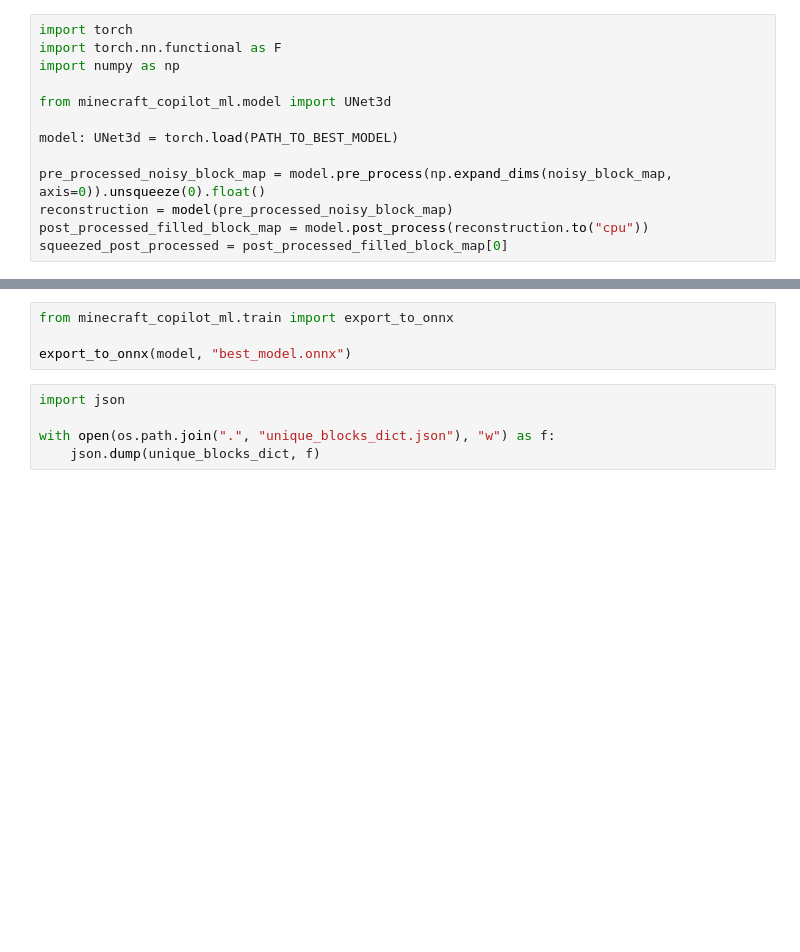
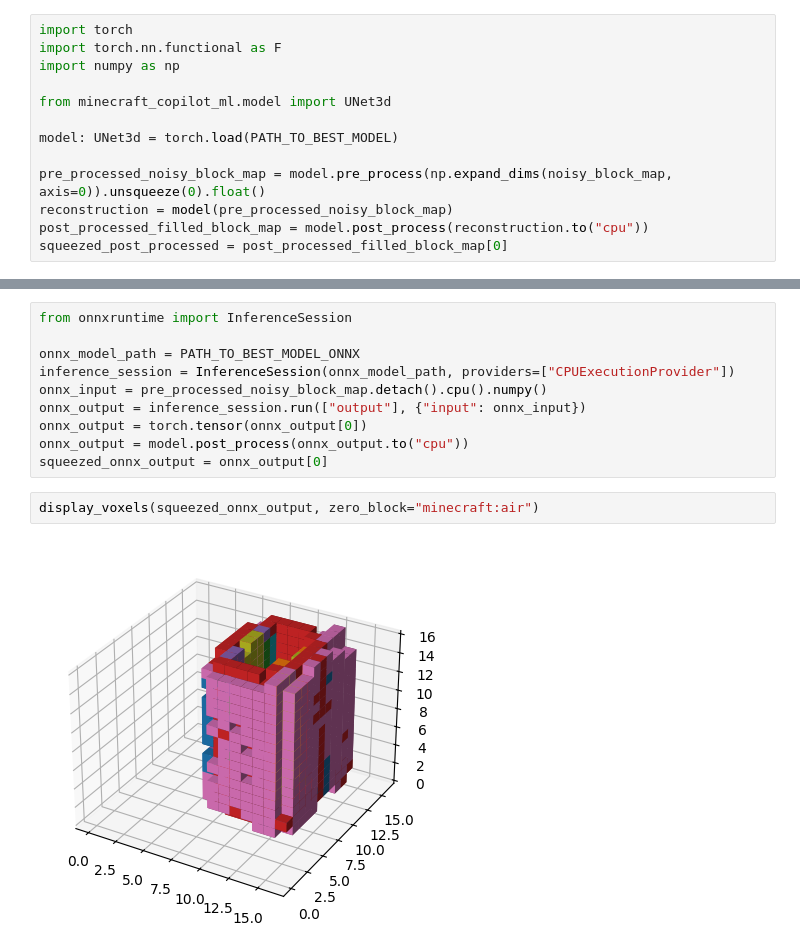
Before and after one commit to DemyCode/minecraft-copilot-ml, a Jupyter notebook: minecraft_copilot_ml/metrics_graph.ipynb, the cells around one changed output, grey strips where cells are left out. Drawn from its saved outputs; the diff is of its cells as text; blank space fills up the shorter version.

```diff
--- a/minecraft_copilot_ml/metrics_graph.ipynb
+++ b/minecraft_copilot_ml/metrics_graph.ipynb
@@ -117,9 +118,14 @@ display_voxels(squeezed_post_processed, zero_block="minecraft:air")
-# %%
-from minecraft_copilot_ml.train import export_to_onnx
-
-export_to_onnx(model, "best_model.onnx")
-# %%
-import json
-
-with open(os.path.join(".", "unique_blocks_dict.json"), "w") as f:
-    json.dump(unique_blocks_dict, f)
+# %%
+from onnxruntime import InferenceSession
+
+onnx_model_path = PATH_TO_BEST_MODEL_ONNX
+inference_session = InferenceSession(onnx_model_path, providers=["CPUExecutionProvider"])
+onnx_input = pre_processed_noisy_block_map.detach().cpu().numpy()
+onnx_output = inference_session.run(["output"], {"input": onnx_input})
+onnx_output = torch.tensor(onnx_output[0])
+onnx_output = model.post_process(onnx_output.to("cpu"))
+squeezed_onnx_output = onnx_output[0]
+# %%
+display_voxels(squeezed_onnx_output, zero_block="minecraft:air")
+# %% [output]
+[figure, added]
```
Also changed, not shown: parts of 6 cells of this notebook, 5 other files.
